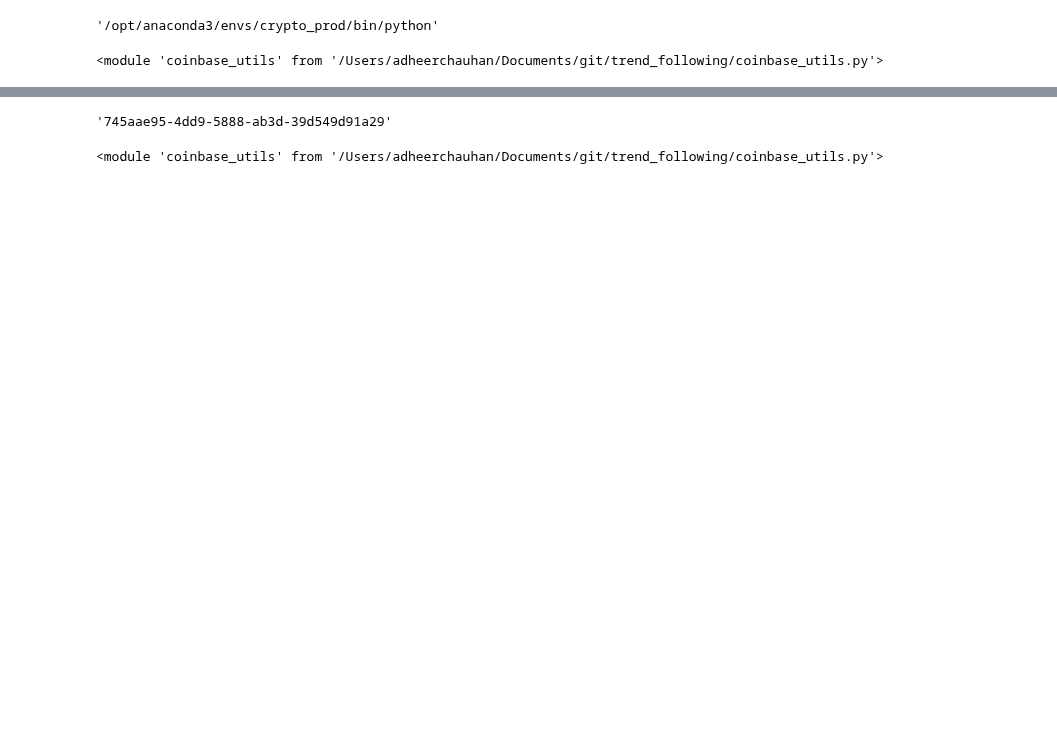
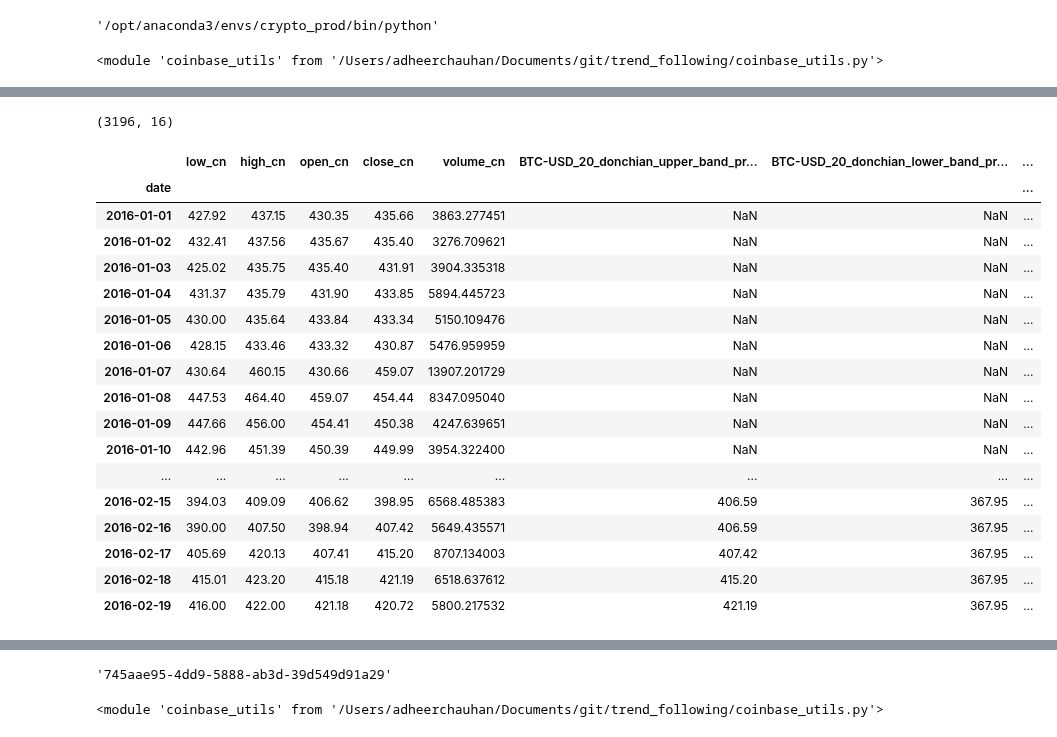
Before and after one commit to adheerchauhan/trend_following, a Jupyter notebook: Coinbase API.ipynb, the cells around one changed output, grey strips where cells are left out. Cells and saved outputs as stored; diff of their text form; code cells hidden in the pictures; blank space fills up the shorter version.

```diff
--- a/Coinbase API.ipynb
+++ b/Coinbase API.ipynb
@@ -44,0 +92,25 @@ pd.set_option('Display.max_columns',None)
+# %%
+df_recon.shape
+# %% [output]
+(3196, 16)
+# %%
+df_recon.head(50)
+# %% [output]
+|  | low_cn | high_cn | open_cn | close_cn | volume_cn | BTC-USD_20_donchian_upper_band_pr... | BTC-USD_20_donchian_lower_band_pr... | ... |
+| date |  |  |  |  |  |  |  | ... |
+| 2016-01-01 | 427.92 | 437.15 | 430.35 | 435.66 | 3863.277451 | NaN | NaN | ... |
+| 2016-01-02 | 432.41 | 437.56 | 435.67 | 435.40 | 3276.709621 | NaN | NaN | ... |
+| 2016-01-03 | 425.02 | 435.75 | 435.40 | 431.91 | 3904.335318 | NaN | NaN | ... |
+| 2016-01-04 | 431.37 | 435.79 | 431.90 | 433.85 | 5894.445723 | NaN | NaN | ... |
+| 2016-01-05 | 430.00 | 435.64 | 433.84 | 433.34 | 5150.109476 | NaN | NaN | ... |
+| 2016-01-06 | 428.15 | 433.46 | 433.32 | 430.87 | 5476.959959 | NaN | NaN | ... |
+| 2016-01-07 | 430.64 | 460.15 | 430.66 | 459.07 | 13907.201729 | NaN | NaN | ... |
+| 2016-01-08 | 447.53 | 464.40 | 459.07 | 454.44 | 8347.095040 | NaN | NaN | ... |
+| 2016-01-09 | 447.66 | 456.00 | 454.41 | 450.38 | 4247.639651 | NaN | NaN | ... |
+| 2016-01-10 | 442.96 | 451.39 | 450.39 | 449.99 | 3954.322400 | NaN | NaN | ... |
+| ... | ... | ... | ... | ... | ... | ... | ... | ... |
+| 2016-02-15 | 394.03 | 409.09 | 406.62 | 398.95 | 6568.485383 | 406.59 | 367.95 | ... |
+| 2016-02-16 | 390.00 | 407.50 | 398.94 | 407.42 | 5649.435571 | 406.59 | 367.95 | ... |
+| 2016-02-17 | 405.69 | 420.13 | 407.41 | 415.20 | 8707.134003 | 407.42 | 367.95 | ... |
+| 2016-02-18 | 415.01 | 423.20 | 415.18 | 421.19 | 6518.637612 | 415.20 | 367.95 | ... |
+| 2016-02-19 | 416.00 | 422.00 | 421.18 | 420.72 | 5800.217532 | 421.19 | 367.95 | ... |
```
Also changed, not shown: parts of 35 cells of this notebook, 15 other files.
